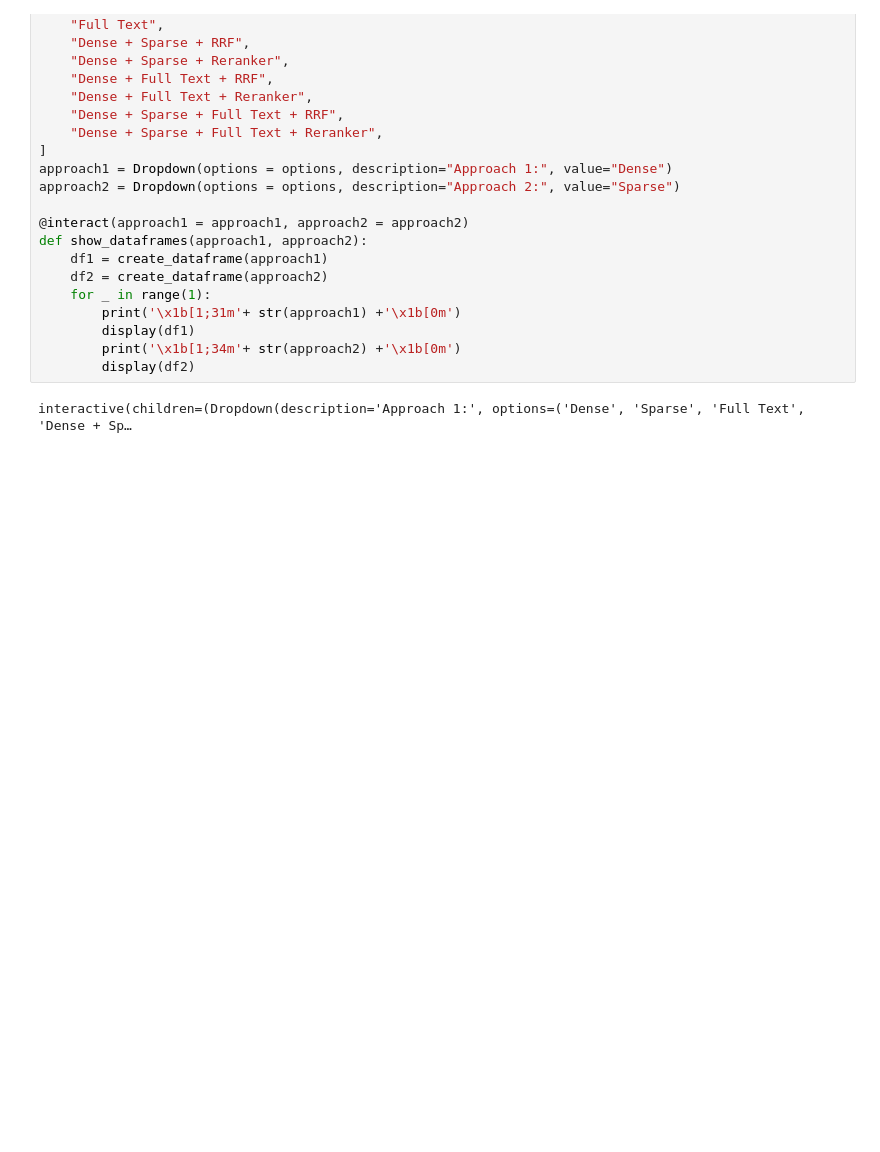
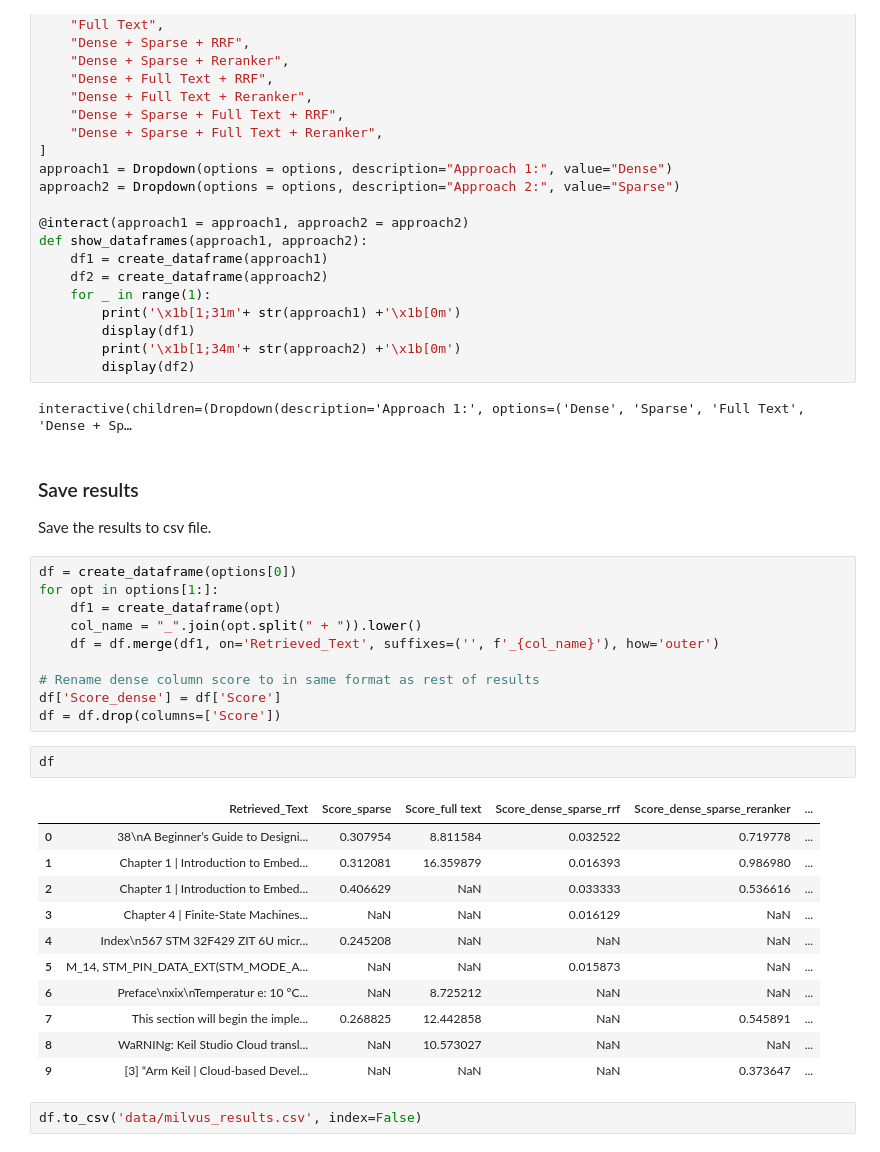
Before and after one commit to fuzzylabs/innovation-rag-search-retrieval, a Jupyter notebook: rag_search_retrieval/milvus_experiment_rag_search_retrieval.ipynb, the cells around one changed output. Drawn from its saved outputs; the diff is of its cells as text; blank space fills up the shorter version.

```diff
--- a/rag_search_retrieval/milvus_experiment_rag_search_retrieval.ipynb
+++ b/rag_search_retrieval/milvus_experiment_rag_search_retrieval.ipynb
@@ -784,3 +784,33 @@ def show_dataframes(approach1, approach2):
         display(df2)
 # %% [output]
 interactive(children=(Dropdown(description='Approach 1:', options=('Dense', 'Sparse', 'Full Text', 'Dense + Sp…
+# %% [markdown]
+### Save results
+
+Save the results to csv file.
+# %%
+df = create_dataframe(options[0])
+for opt in options[1:]:
+    df1 = create_dataframe(opt)
+    col_name = "_".join(opt.split(" + ")).lower()
+    df = df.merge(df1, on='Retrieved_Text', suffixes=('', f'_{col_name}'), how='outer')
+
+# Rename dense column score to in same format as rest of results
+df['Score_dense'] = df['Score']
+df = df.drop(columns=['Score'])
+# %%
+df
+# %% [output]
+|  | Retrieved_Text | Score_sparse | Score_full text | Score_dense_sparse_rrf | Score_dense_sparse_reranker | ... |
+| 0 | 38\nA Beginner’s Guide to Designi... | 0.307954 | 8.811584 | 0.032522 | 0.719778 | ... |
+| 1 | Chapter 1 | Introduction to Embed... | 0.312081 | 16.359879 | 0.016393 | 0.986980 | ... |
+| 2 | Chapter 1 | Introduction to Embed... | 0.406629 | NaN | 0.033333 | 0.536616 | ... |
+| 3 | Chapter 4 | Finite-State Machines... | NaN | NaN | 0.016129 | NaN | ... |
+| 4 | Index\n567 STM 32F429 ZIT 6U micr... | 0.245208 | NaN | NaN | NaN | ... |
+| 5 | M_14, STM_PIN_DATA_EXT(STM_MODE_A... | NaN | NaN | 0.015873 | NaN | ... |
+| 6 | Preface\nxix\nTemperatur e: 10 °C... | NaN | 8.725212 | NaN | NaN | ... |
+| 7 | This section will begin the imple... | 0.268825 | 12.442858 | NaN | 0.545891 | ... |
+| 8 | WaRNINg: Keil Studio Cloud transl... | NaN | 10.573027 | NaN | NaN | ... |
+| 9 | [3] “Arm Keil | Cloud-based Devel... | NaN | NaN | NaN | 0.373647 | ... |
+# %%
+df.to_csv('data/milvus_results.csv', index=False)
```
Also changed, not shown: parts of 10 cells of this notebook, 8 other files.
